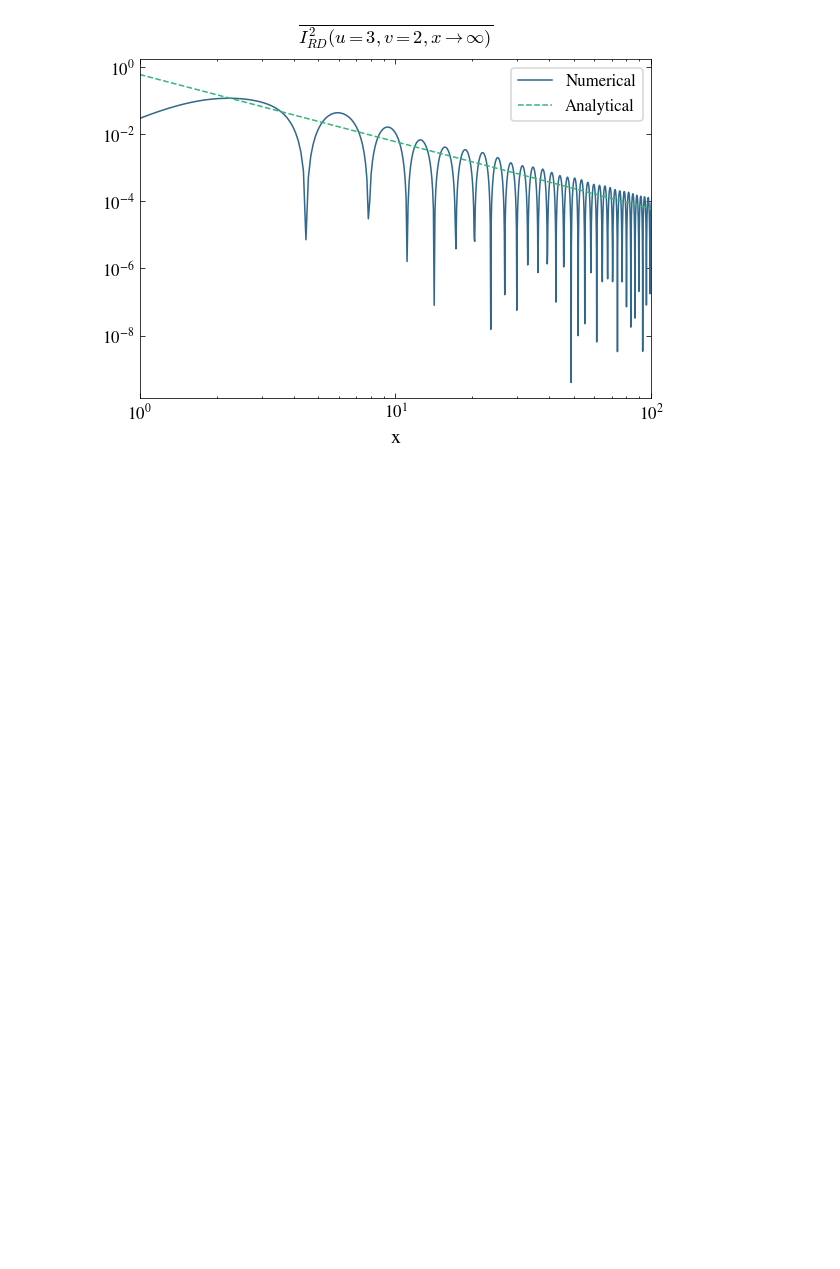
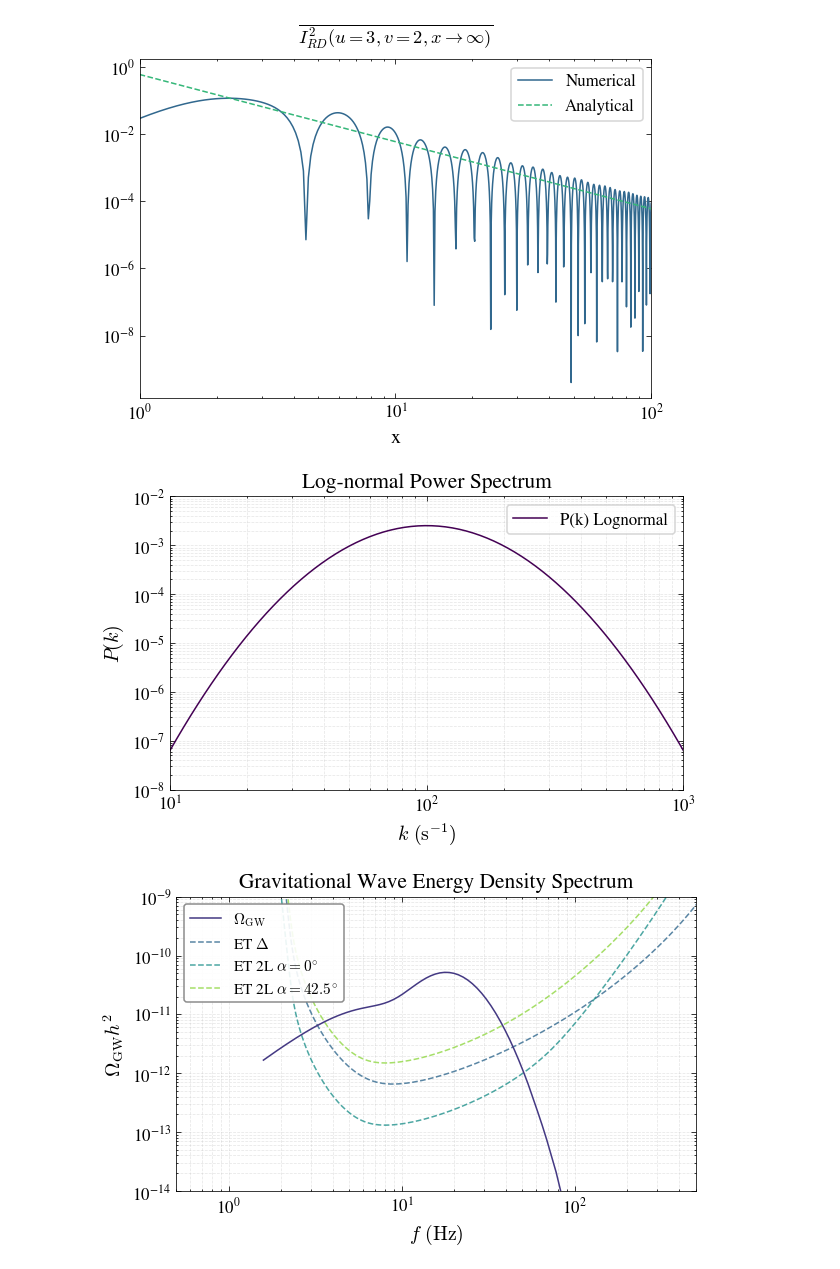
Before and after one commit to GiovanniPellegrini/GWOmega, a Jupyter notebook: example.ipynb, the cells around one changed output. Saved outputs shown, nothing was run; the diff lists cells and outputs as text; code cells hidden in the pictures; blank space fills up the shorter version.

```diff
--- a/example.ipynb
+++ b/example.ipynb
@@ -86,7 +86,7 @@ for k in tqdm(k_values, desc="Computing Omega_GW", unit="k-value"):
     P_k_value = P_k_lognormal(k, k_p, sigma, As)
     P_k.append(P_k_value)
 
-    Omega_value,_ = compute_Omega_RD_today(k, cs_value, P_func, Omega_r0_hh, c_g)
+    Omega_value,_ = compute_Omega_RD_today(k, cs_value, P_func)
     Omega.append(Omega_value)
 
 
@@ -111,33 +111,36 @@ plt.title('Log-normal Power Spectrum', fontsize=14)
 plt.legend(fontsize=11, frameon=True, loc='best')
 plt.grid(True, alpha=0.3, linestyle='--', which='both')
 plt.tight_layout()
 plt.show()
 
 
 plt.figure(figsize=(6, 4))
 plt.plot(f_values, Omega, label=r'$\Omega_{\mathrm{GW}}$', color=colors[1], linewidth=1, zorder=5)
 plt.plot(f, pls_ET, label=r'ET $\Delta$', color=colors[2], linewidth=1, linestyle='--', alpha=0.8)
 plt.plot(f, pls_ET2L0, label=r'ET 2L $\alpha=0^{\circ}$', color=colors[3], linewidth=1, linestyle='--', alpha=0.8)
 plt.plot(f, pls_ET2L425, label=r'ET 2L $\alpha=42.5^{\circ}$', color=colors[5], linewidth=1, linestyle='--', alpha=0.8)
 
 plt.xscale('log')
 plt.yscale('log')
 plt.xlim(5e-1, 5e2)
 plt.ylim(1e-14, 1e-9)
 ax = plt.gca()
 ax.xaxis.set_major_formatter(ticker.LogFormatterSciNotation())
 ax.yaxis.set_major_formatter(ticker.LogFormatterSciNotation())
 ax.tick_params(axis='both', which='major', labelsize=11)
 ax.tick_params(axis='both', which='minor', labelsize=9)
 plt.xlabel(r'$f \ (\mathrm{Hz})$', fontsize=13)
 plt.ylabel(r'$\Omega_{\mathrm{GW}} h^2$', fontsize=13)
 
 plt.title(r'Gravitational Wave Energy Density Spectrum', fontsize=14)
 plt.legend(loc='upper left', fontsize=10, frameon=True, framealpha=0.9, edgecolor='gray')
 plt.grid(True, alpha=0.3, linestyle='--', which='both')
 plt.tight_layout()
 plt.savefig("../immagini codici/Omega_GW_RD_lognormal.png", dpi=300, bbox_inches='tight')
 plt.show()
+# %% [output]
+[figure, added]
+[figure, added]
 # %%
 cs_value = 1/np.sqrt(3)
 Omega_r0_hh = 4.2e-5
```
Also changed, not shown: parts of 3 cells of this notebook, 4 other files.
